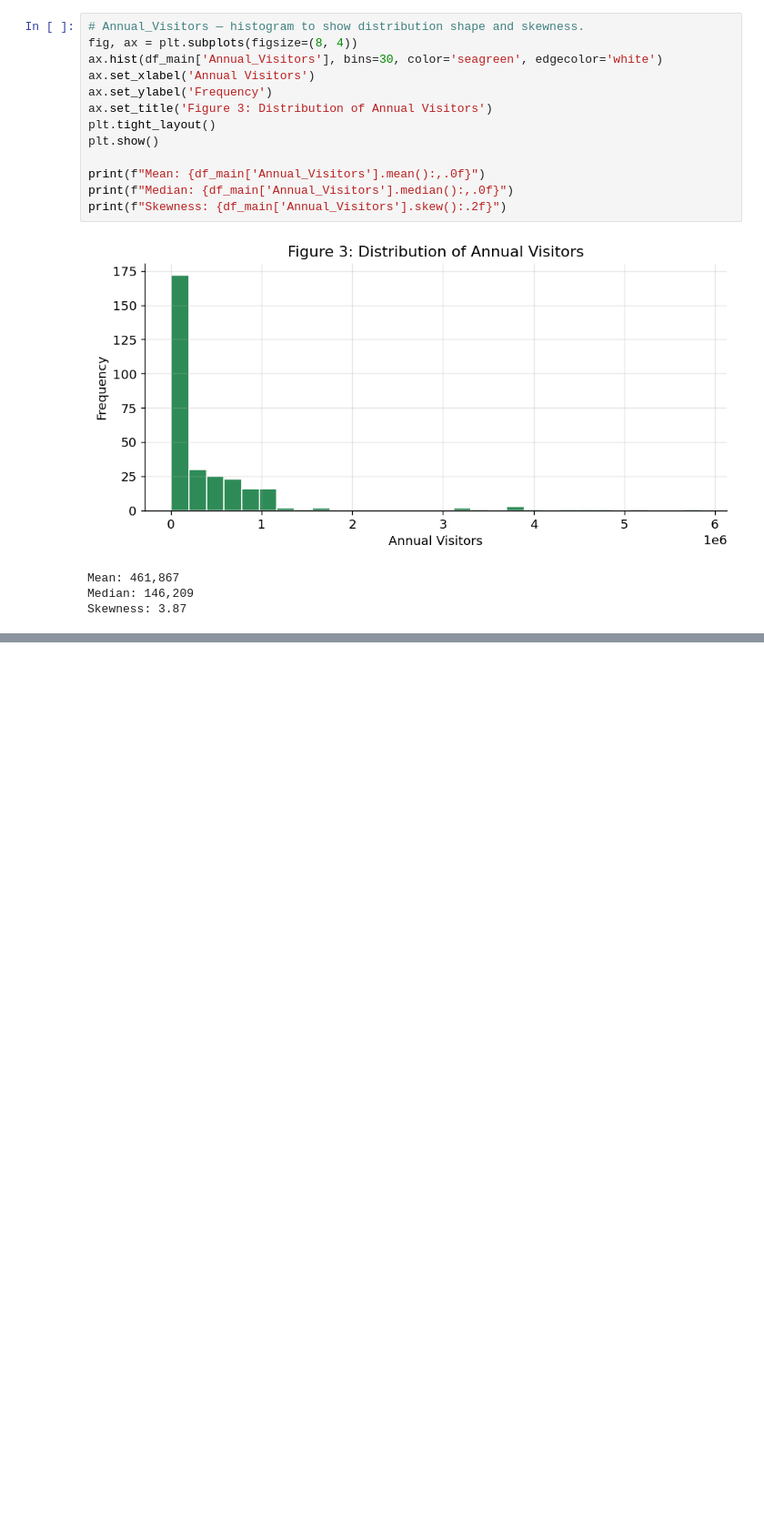
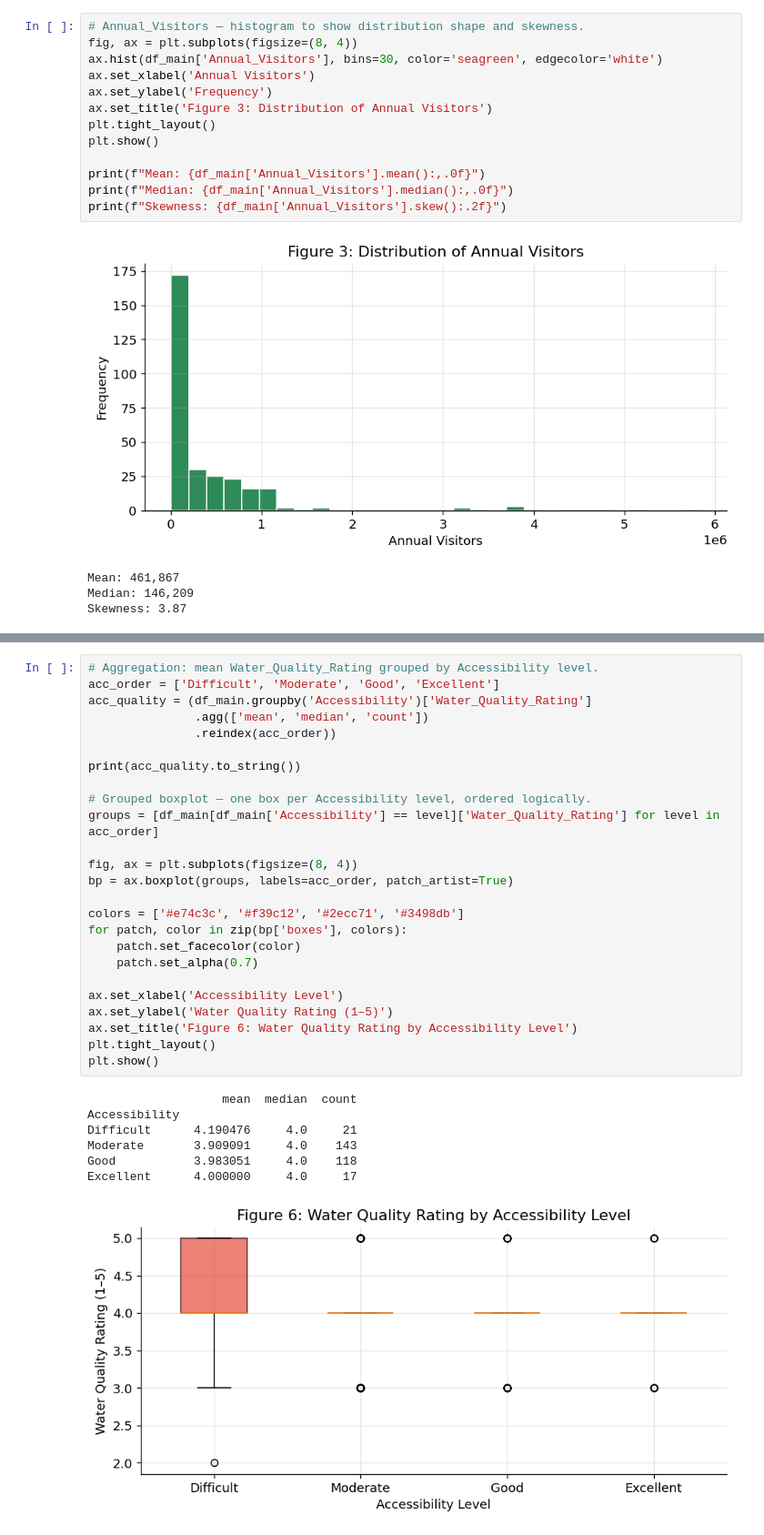
Before and after one commit to Bikram2051/Bikram2051-COS60008-Assignment, a Jupyter notebook: COS60008_assignment_105974087.ipynb, the cells around one changed output, grey strips where cells are left out. Shown at 91% size. Cells and saved outputs as stored; diff of their text form; blank space fills up the shorter version.

```diff
--- a/COS60008_assignment_105974087.ipynb
+++ b/COS60008_assignment_105974087.ipynb
@@ -703,0 +750,33 @@ Std: 0.58
+# %%
+# Aggregation: mean Water_Quality_Rating grouped by Accessibility level.
+acc_order = ['Difficult', 'Moderate', 'Good', 'Excellent']
+acc_quality = (df_main.groupby('Accessibility')['Water_Quality_Rating']
+               .agg(['mean', 'median', 'count'])
+               .reindex(acc_order))
+
+print(acc_quality.to_string())
+
+# Grouped boxplot — one box per Accessibility level, ordered logically.
+groups = [df_main[df_main['Accessibility'] == level]['Water_Quality_Rating'] for level in acc_order]
+
+fig, ax = plt.subplots(figsize=(8, 4))
+bp = ax.boxplot(groups, labels=acc_order, patch_artist=True)
+
+colors = ['#e74c3c', '#f39c12', '#2ecc71', '#3498db']
+for patch, color in zip(bp['boxes'], colors):
+    patch.set_facecolor(color)
+    patch.set_alpha(0.7)
+
+ax.set_xlabel('Accessibility Level')
+ax.set_ylabel('Water Quality Rating (1–5)')
+ax.set_title('Figure 6: Water Quality Rating by Accessibility Level')
+plt.tight_layout()
+plt.show()
+# %% [output]
+                   mean  median  count
+Accessibility
+Difficult      4.190476     4.0     21
+Moderate       3.909091     4.0    143
+Good           3.983051     4.0    118
+Excellent      4.000000     4.0     17
+[figure, added]
```
Also changed, not shown: parts of 5 cells of this notebook.
